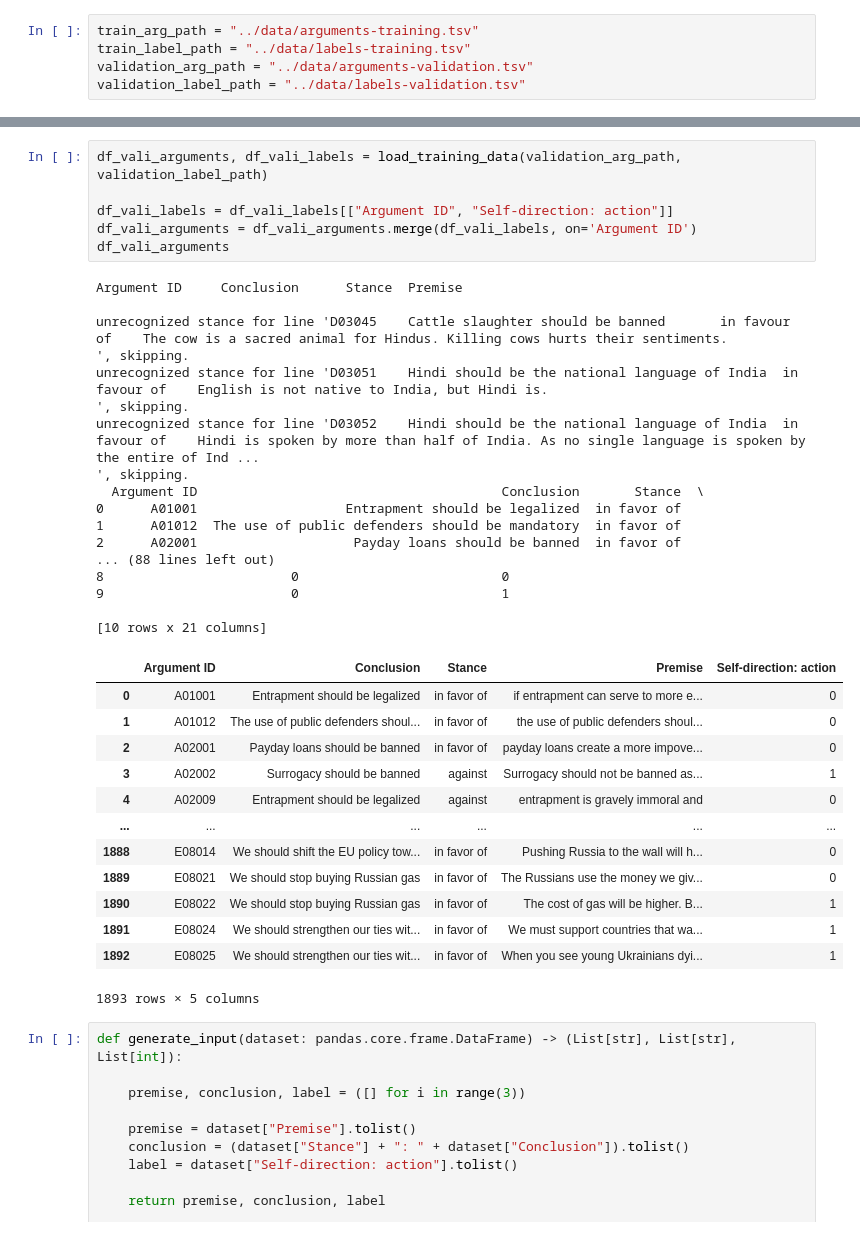
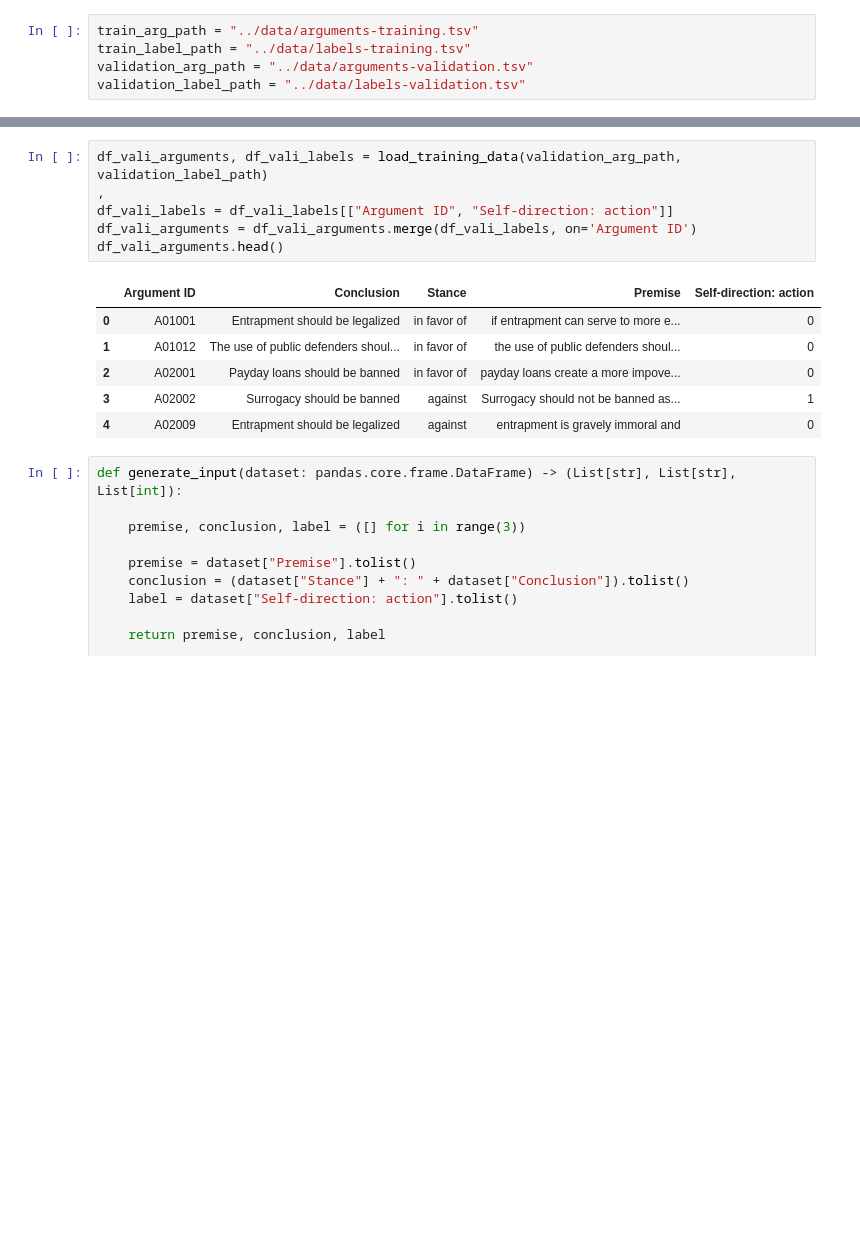
Before and after one commit to robert-meikle/NLP-Shared-Task, a Jupyter notebook: src/Model.ipynb, the cells around one changed output, grey strips where cells are left out. Drawn from its saved outputs; the diff is of its cells as text; blank space fills up the shorter version.

```diff
--- a/src/Model.ipynb
+++ b/src/Model.ipynb
@@ -57,40 +29,16 @@ Argument ID     Conclusion      Stance  Premise
 # %%
 df_vali_arguments, df_vali_labels = load_training_data(validation_arg_path, validation_label_path)
-
+,
 df_vali_labels = df_vali_labels[["Argument ID", "Self-direction: action"]]
 df_vali_arguments = df_vali_arguments.merge(df_vali_labels, on='Argument ID')
-df_vali_arguments
+df_vali_arguments.head()
 # %% [output]
-Argument ID     Conclusion      Stance  Premise
-
-unrecognized stance for line 'D03045    Cattle slaughter should be banned       in favour of    The cow is a sacred animal for Hindus. Killing cows hurts their sentiments.
-', skipping.
-unrecognized stance for line 'D03051    Hindi should be the national language of India  in favour of    English is not native to India, but Hindi is.
-', skipping.
-unrecognized stance for line 'D03052    Hindi should be the national language of India  in favour of    Hindi is spoken by more than half of India. As no single language is spoken by the entire of Ind ...
-', skipping.
-  Argument ID                                       Conclusion       Stance  \
-0      A01001                   Entrapment should be legalized  in favor of
-1      A01012  The use of public defenders should be mandatory  in favor of
-2      A02001                    Payday loans should be banned  in favor of
-... (88 lines left out)
-8                        0                          0
-9                        0                          1
-
-[10 rows x 21 columns]
 |  | Argument ID | Conclusion | Stance | Premise | Self-direction: action |
 | 0 | A01001 | Entrapment should be legalized | in favor of | if entrapment can serve to more e... | 0 |
 | 1 | A01012 | The use of public defenders shoul... | in favor of | the use of public defenders shoul... | 0 |
 | 2 | A02001 | Payday loans should be banned | in favor of | payday loans create a more impove... | 0 |
 | 3 | A02002 | Surrogacy should be banned | against | Surrogacy should not be banned as... | 1 |
 | 4 | A02009 | Entrapment should be legalized | against | entrapment is gravely immoral and | 0 |
-| ... | ... | ... | ... | ... | ... |
-| 1888 | E08014 | We should shift the EU policy tow... | in favor of | Pushing Russia to the wall will h... | 0 |
-| 1889 | E08021 | We should stop buying Russian gas | in favor of | The Russians use the money we giv... | 0 |
-| 1890 | E08022 | We should stop buying Russian gas | in favor of | The cost of gas will be higher. B... | 1 |
-| 1891 | E08024 | We should strengthen our ties wit... | in favor of | We must support countries that wa... | 1 |
-| 1892 | E08025 | We should strengthen our ties wit... | in favor of | When you see young Ukrainians dyi... | 1 |
-1893 rows × 5 columns
 # %%
 def generate_input(dataset: pandas.core.frame.DataFrame) -> (List[str], List[str], List[int]):
 
```
Also changed, not shown: parts of 4 cells of this notebook.
